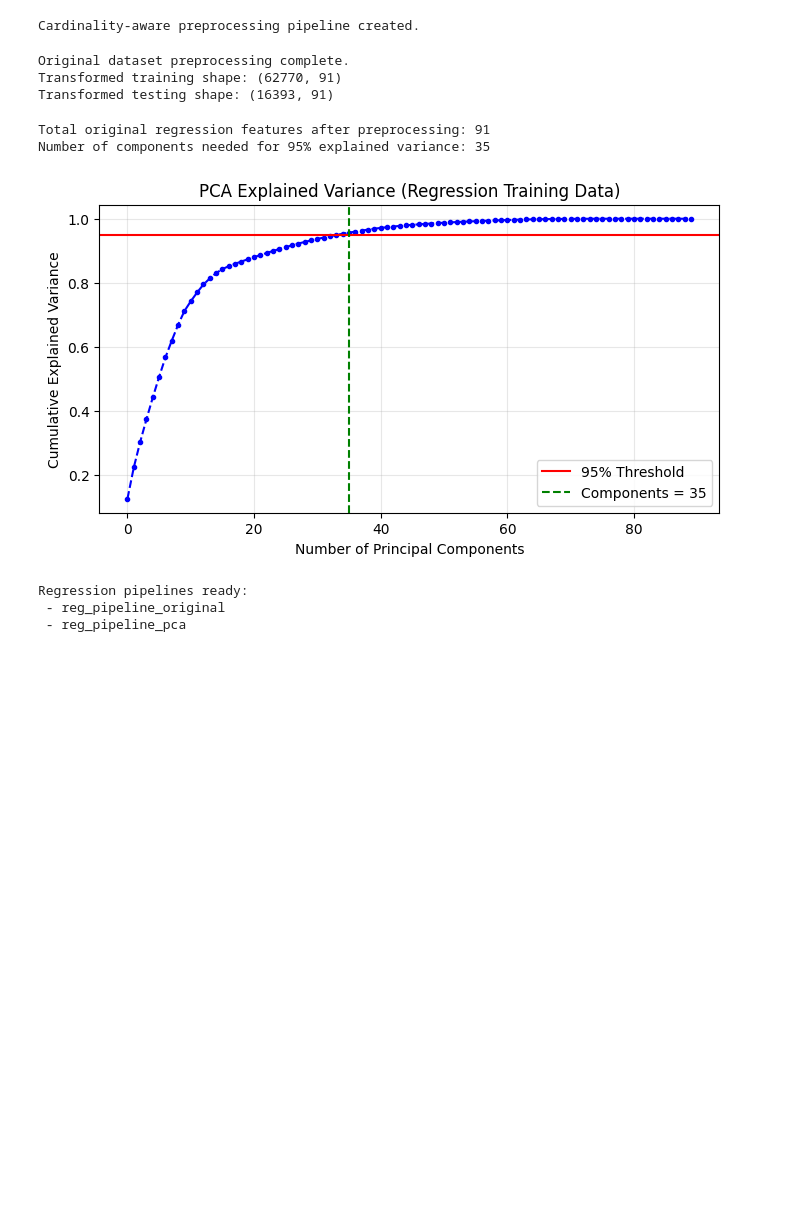
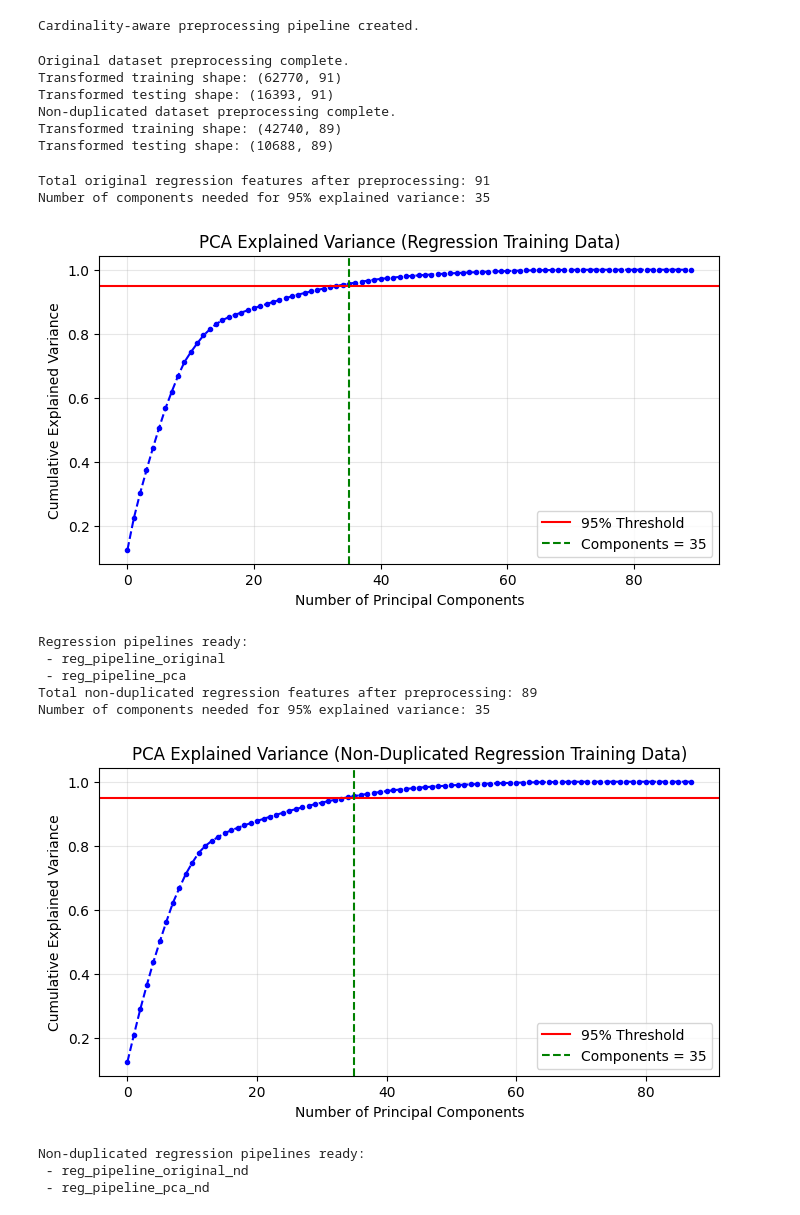
Before and after one commit to Hassan-El-Hakim/ML-Project, a Jupyter notebook: notebooks/03_data_preparation_for_regression.ipynb, the cells around one changed output. Drawn from its saved outputs; the diff is of its cells as text; code cells hidden in the pictures; blank space fills up the shorter version.

```diff
--- a/notebooks/03_data_preparation_for_regression.ipynb
+++ b/notebooks/03_data_preparation_for_regression.ipynb
@@ -347,10 +347,28 @@ X_test_original_transformed = preprocessor.transform(
 print("Original dataset preprocessing complete.")
 print("Transformed training shape:", X_train_original_transformed.shape)
 print("Transformed testing shape:", X_test_original_transformed.shape)
+
+
+# Learn preprocessing rules from the non-duplicated training data
+X_train_non_duplicated_transformed = preprocessor.fit_transform(
+    X_train_non_duplicated
+)
+
+# Apply those same rules to the non-duplicated test data
+X_test_non_duplicated_transformed = preprocessor.transform(
+    X_test_non_duplicated
+)
+
+print("Non-duplicated dataset preprocessing complete.")
+print("Transformed training shape:", X_train_non_duplicated_transformed.shape)
+print("Transformed testing shape:", X_test_non_duplicated_transformed.shape)
 # %% [output]
 Original dataset preprocessing complete.
 Transformed training shape: (62770, 91)
 Transformed testing shape: (16393, 91)
+Non-duplicated dataset preprocessing complete.
+Transformed training shape: (42740, 89)
+Transformed testing shape: (10688, 89)
 # %%
 # Fit PCA on regression training data
 pca_full_reg = PCA(random_state=233)
@@ -370,33 +388,79 @@ plt.axhline(y=0.95, color='r', linestyle='-', label='95% Threshold')
 plt.axvline(x=n_components_95_reg, color='g', linestyle='--', label=f'Components = {n_components_95_reg}')
 plt.xlabel('Number of Principal Components')
 plt.ylabel('Cumulative Explained Variance')
 plt.title('PCA Explained Variance (Regression Training Data)')
 plt.legend(loc='lower right')
 plt.grid(True, alpha=0.3)
 plt.show()
 
 # Define the Complete Regression Pipelines (Original vs PCA)
 reg_pipeline_original = Pipeline(steps=[
     ("preprocessor", preprocessor),
     ("regressor", LinearRegression())
 ])
 
 reg_pipeline_pca = Pipeline(steps=[
     ("preprocessor", preprocessor),
     ("pca", PCA(n_components=n_components_95_reg, random_state=233)),
     ("regressor", LinearRegression())
 ])
 
 print("\nRegression pipelines ready:")
 print(" - reg_pipeline_original")
 print(" - reg_pipeline_pca")
+
+
+# Fit PCA on non-duplicated regression training data
+pca_full_reg = PCA(random_state=233)
+pca_full_reg.fit(X_train_non_duplicated_transformed)
+
+# Calculate cumulative explained variance
+cum_variance_reg = np.cumsum(pca_full_reg.explained_variance_ratio_)
+n_components_95_reg = np.argmax(cum_variance_reg >= 0.95) + 1
+
+print(f"Total non-duplicated regression features after preprocessing: {X_train_non_duplicated_transformed.shape[1]}")
+print(f"Number of components needed for 95% explained variance: {n_components_95_reg}")
+
+# Plot explained variance curve
+plt.figure(figsize=(8, 4))
+plt.plot(cum_variance_reg, marker='.', linestyle='--', color='b')
+plt.axhline(y=0.95, color='r', linestyle='-', label='95% Threshold')
+plt.axvline(x=n_components_95_reg, color='g', linestyle='--', label=f'Components = {n_components_95_reg}')
+plt.xlabel('Number of Principal Components')
+plt.ylabel('Cumulative Explained Variance')
+plt.title('PCA Explained Variance (Non-Duplicated Regression Training Data)')
+plt.legend(loc='lower right')
+plt.grid(True, alpha=0.3)
+plt.show()
+
+# Define the Complete Regression Pipelines (Original vs PCA) for Non-Duplicated Data
+reg_pipeline_original_nd = Pipeline(steps=[
+    ("preprocessor", preprocessor),
+    ("regressor", LinearRegression())
+])
+
+reg_pipeline_pca_nd = Pipeline(steps=[
+    ("preprocessor", preprocessor),
+    ("pca", PCA(n_components=n_components_95_reg, random_state=233)),
+    ("regressor", LinearRegression())
+])
+
+print("\nNon-duplicated regression pipelines ready:")
+print(" - reg_pipeline_original_nd")
+print(" - reg_pipeline_pca_nd")
 # %% [output]
 Total original regression features after preprocessing: 91
 Number of components needed for 95% explained variance: 35
 [figure]
 Regression pipelines ready:
  - reg_pipeline_original
  - reg_pipeline_pca
+Total non-duplicated regression features after preprocessing: 89
+Number of components needed for 95% explained variance: 35
+[figure, added]
+Non-duplicated regression pipelines ready:
+ - reg_pipeline_original_nd
+ - reg_pipeline_pca_nd
 # %%
 # Original Regression Pipeline
 reg_pipeline_original.fit(X_train_original, y_train_original)
```
Also changed, not shown: parts of 1 cell of this notebook, 2 other files.
